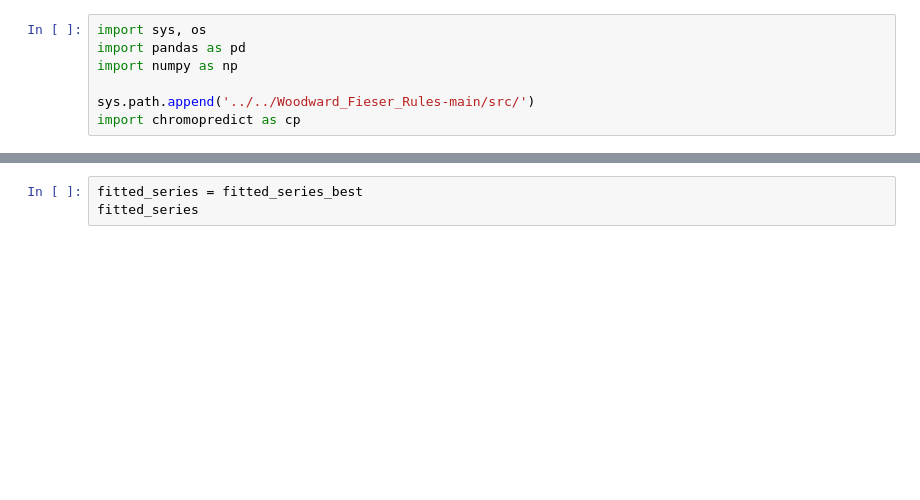
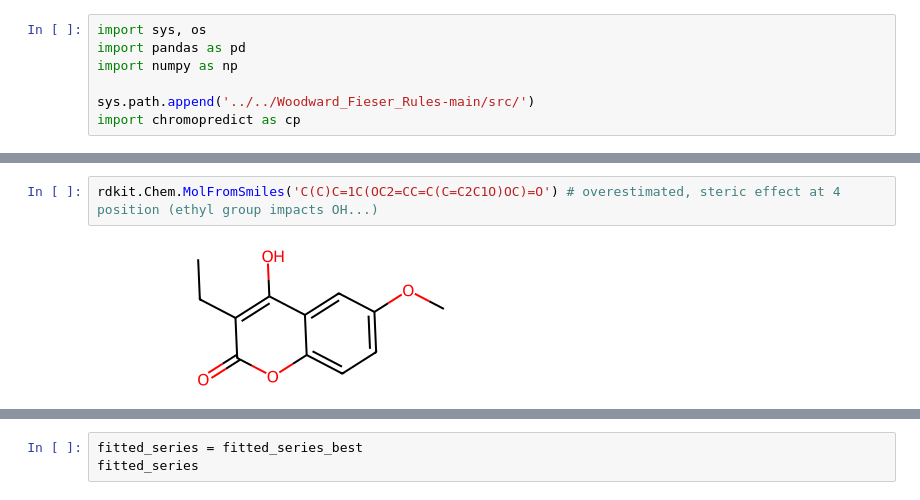
Before and after one commit to CompPhotoChem/ChromoPredict, a Jupyter notebook: examples/coumarines.ipynb, the cells around one changed output, grey strips where cells are left out. Cells and saved outputs as stored; diff of their text form; blank space fills up the shorter version.

```diff
--- a/examples/coumarines.ipynb
+++ b/examples/coumarines.ipynb
@@ -23,0 +67,4 @@ import chromopredict as cp
+# %%
+rdkit.Chem.MolFromSmiles('C(C)C=1C(OC2=CC=C(C=C2C1O)OC)=O') # overestimated, steric effect at 4 position (ethyl group impacts OH...)
+# %% [output]
+[figure, added]
```
Also changed, not shown: parts of 31 cells of this notebook, 1 other file.
